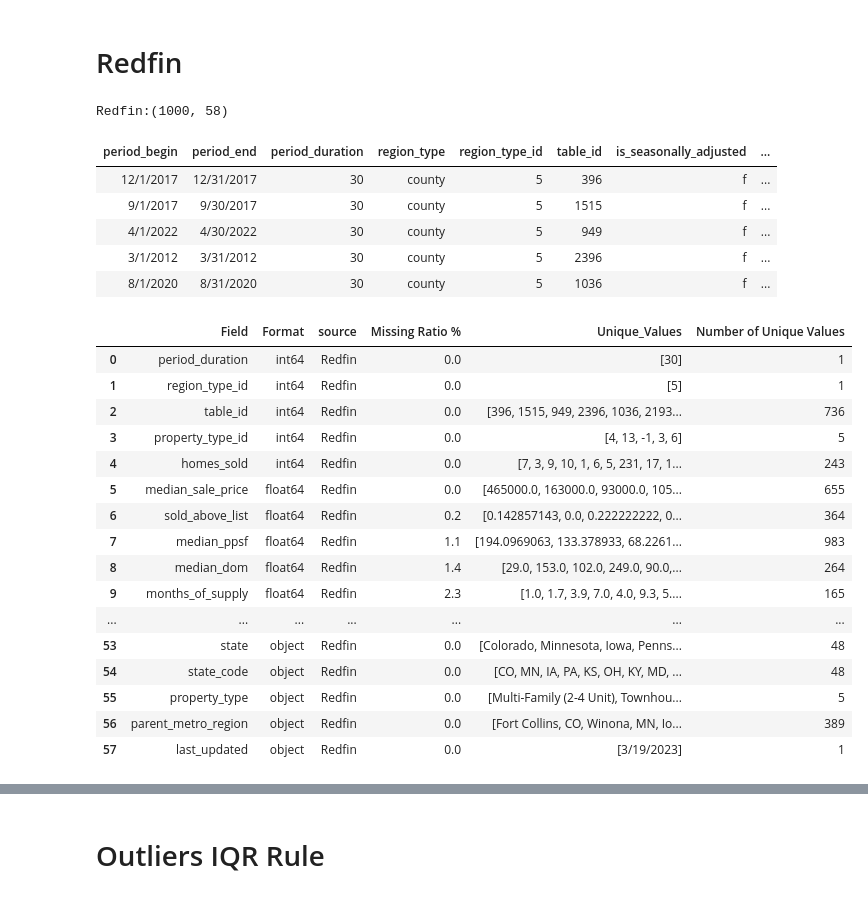
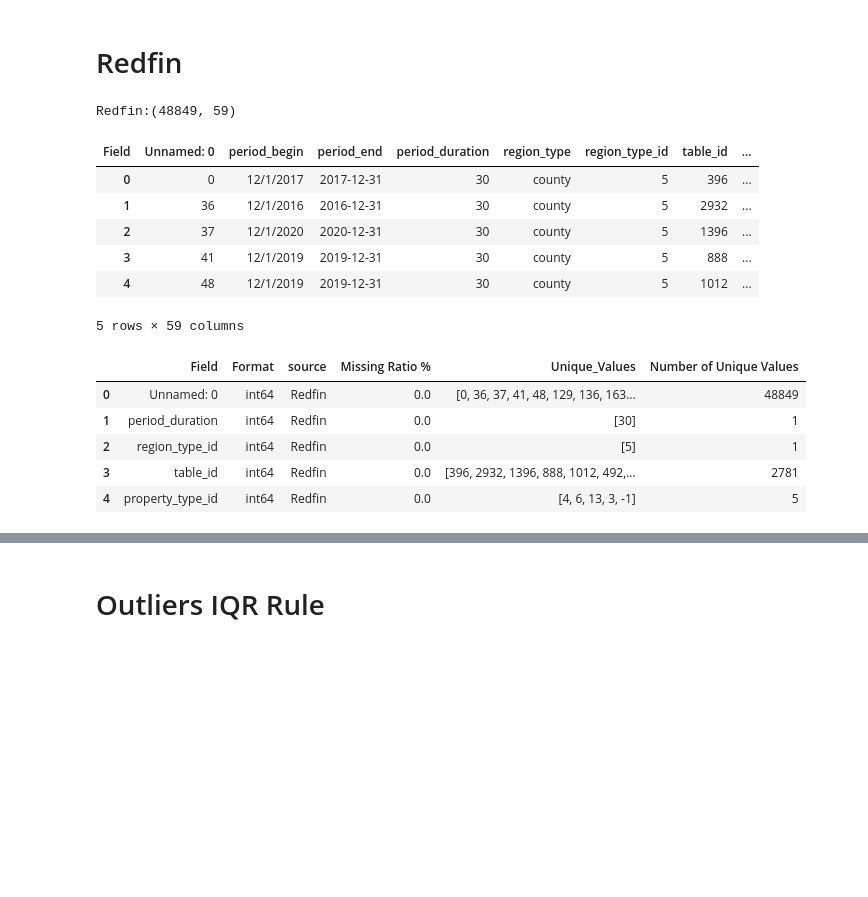
Before and after one commit to RyanZimmermanNWU/Northwestern-MSDS-Capstone-2023, a Jupyter notebook: Scripts/a. EDA.ipynb, the cells around one changed output, grey strips where cells are left out. Drawn from its saved outputs; the diff is of its cells as text; code cells hidden in the pictures; blank space fills up the shorter version.

```diff
--- a/Scripts/a. EDA.ipynb
+++ b/Scripts/a. EDA.ipynb
@@ -6,12 +11,12 @@ import numpy as np
 # %% [markdown]
 # Data Asset Overview
 # %%
-Crosswalk = pd.read_csv('https://raw.githubusercontent.com/mattlibonati/Temp_data/main/Crosswalk')
-ACS       = pd.read_csv('https://raw.githubusercontent.com/mattlibonati/Temp_data/main/asc.csv').drop(columns = ['Unnamed: 0'])
-FHFA      = pd.read_csv('https://raw.githubusercontent.com/mattlibonati/Temp_data/main/FHFA.csv')
-FRED      = pd.read_csv('https://raw.githubusercontent.com/mattlibonati/Temp_data/main/FRED.csv')
+Crosswalk = pd.read_csv(r'https://raw.githubusercontent.com/mattlibonati/Northwestern-MSDS-Capstone-2023/main/Data/Crosswalk.csv',encoding = "cp1252")
+ACS       = pd.read_csv('https://raw.githubusercontent.com/mattlibonati/Northwestern-MSDS-Capstone-2023/main/Data/raw_data/census_raw.csv')
+FHFA      = pd.read_csv('https://raw.githubusercontent.com/mattlibonati/Northwestern-MSDS-Capstone-2023/main/Data/raw_data/fhfa_raw.csv').drop(columns='Warning')
+FRED      = pd.read_csv('https://raw.githubusercontent.com/mattlibonati/Northwestern-MSDS-Capstone-2023/main/Data/raw_data/fred_raw.csv')
 #BLS       = pd.read_csv('https://raw.githubusercontent.com/mattlibonati/Temp_data/main/Crosswalk')
 #Zillow    = pd.read_csv('https://raw.githubusercontent.com/mattlibonati/Temp_data/main/Crosswalk')
-Redfin    = pd.read_csv('https://raw.githubusercontent.com/mattlibonati/Temp_data/main/redfin_sample.csv')
+Redfin    = pd.read_csv('https://raw.githubusercontent.com/mattlibonati/Northwestern-MSDS-Capstone-2023/main/Data/redfin.csv')
 # %%
 print(f'Crosswalk:{Crosswalk.shape}')
@@ -270,35 +217,26 @@ pd.merge(FHFA_scan, scanned_df,on=['Source','Field'],how = 'left')
 # Redfin
 # %%
 print(f'Redfin:{Redfin.shape}')
-Redfin.head().display()
+display(Redfin.head())
 
 # details
-data_details(Redfin, 'Redfin')
+redfin_data_details = data_details(Redfin, 'Redfin')
+redfin_data_details.head()
 # %% [output]
-Redfin:(1000, 58)
+Redfin:(48849, 59)
-| period_begin | period_end | period_duration | region_type | region_type_id | table_id | is_seasonally_adjusted | ... |
-| 12/1/2017 | 12/31/2017 | 30 | county | 5 | 396 | f | ... |
-| 9/1/2017 | 9/30/2017 | 30 | county | 5 | 1515 | f | ... |
-| 4/1/2022 | 4/30/2022 | 30 | county | 5 | 949 | f | ... |
-| 3/1/2012 | 3/31/2012 | 30 | county | 5 | 2396 | f | ... |
-| 8/1/2020 | 8/31/2020 | 30 | county | 5 | 1036 | f | ... |
+| Field | Unnamed: 0 | period_begin | period_end | period_duration | region_type | region_type_id | table_id | ... |
+| 0 | 0 | 12/1/2017 | 2017-12-31 | 30 | county | 5 | 396 | ... |
+| 1 | 36 | 12/1/2016 | 2016-12-31 | 30 | county | 5 | 2932 | ... |
+| 2 | 37 | 12/1/2020 | 2020-12-31 | 30 | county | 5 | 1396 | ... |
+| 3 | 41 | 12/1/2019 | 2019-12-31 | 30 | county | 5 | 888 | ... |
+| 4 | 48 | 12/1/2019 | 2019-12-31 | 30 | county | 5 | 1012 | ... |
+5 rows × 59 columns
 |  | Field | Format | source | Missing Ratio % | Unique_Values | Number of Unique Values |
-| 0 | period_duration | int64 | Redfin | 0.0 | [30] | 1 |
-| 1 | region_type_id | int64 | Redfin | 0.0 | [5] | 1 |
-| 2 | table_id | int64 | Redfin | 0.0 | [396, 1515, 949, 2396, 1036, 2193... | 736 |
-| 3 | property_type_id | int64 | Redfin | 0.0 | [4, 13, -1, 3, 6] | 5 |
-| 4 | homes_sold | int64 | Redfin | 0.0 | [7, 3, 9, 10, 1, 6, 5, 231, 17, 1... | 243 |
-| 5 | median_sale_price | float64 | Redfin | 0.0 | [465000.0, 163000.0, 93000.0, 105... | 655 |
-| 6 | sold_above_list | float64 | Redfin | 0.2 | [0.142857143, 0.0, 0.222222222, 0... | 364 |
-| 7 | median_ppsf | float64 | Redfin | 1.1 | [194.0969063, 133.378933, 68.2261... | 983 |
-| 8 | median_dom | float64 | Redfin | 1.4 | [29.0, 153.0, 102.0, 249.0, 90.0,... | 264 |
-| 9 | months_of_supply | float64 | Redfin | 2.3 | [1.0, 1.7, 3.9, 7.0, 4.0, 9.3, 5.... | 165 |
-| ... | ... | ... | ... | ... | ... | ... |
-| 53 | state | object | Redfin | 0.0 | [Colorado, Minnesota, Iowa, Penns... | 48 |
-| 54 | state_code | object | Redfin | 0.0 | [CO, MN, IA, PA, KS, OH, KY, MD, ... | 48 |
-| 55 | property_type | object | Redfin | 0.0 | [Multi-Family (2-4 Unit), Townhou... | 5 |
-| 56 | parent_metro_region | object | Redfin | 0.0 | [Fort Collins, CO, Winona, MN, Io... | 389 |
-| 57 | last_updated | object | Redfin | 0.0 | [3/19/2023] | 1 |
+| 0 | Unnamed: 0 | int64 | Redfin | 0.0 | [0, 36, 37, 41, 48, 129, 136, 163... | 48849 |
+| 1 | period_duration | int64 | Redfin | 0.0 | [30] | 1 |
+| 2 | region_type_id | int64 | Redfin | 0.0 | [5] | 1 |
+| 3 | table_id | int64 | Redfin | 0.0 | [396, 2932, 1396, 888, 1012, 492,... | 2781 |
+| 4 | property_type_id | int64 | Redfin | 0.0 | [4, 6, 13, 3, -1] | 5 |
 # %%
 #  Redfin Outliers
 Redfin_scan = outlier_scan(Redfin,'Redfin')
```
Also changed, not shown: parts of 38 cells of this notebook.
